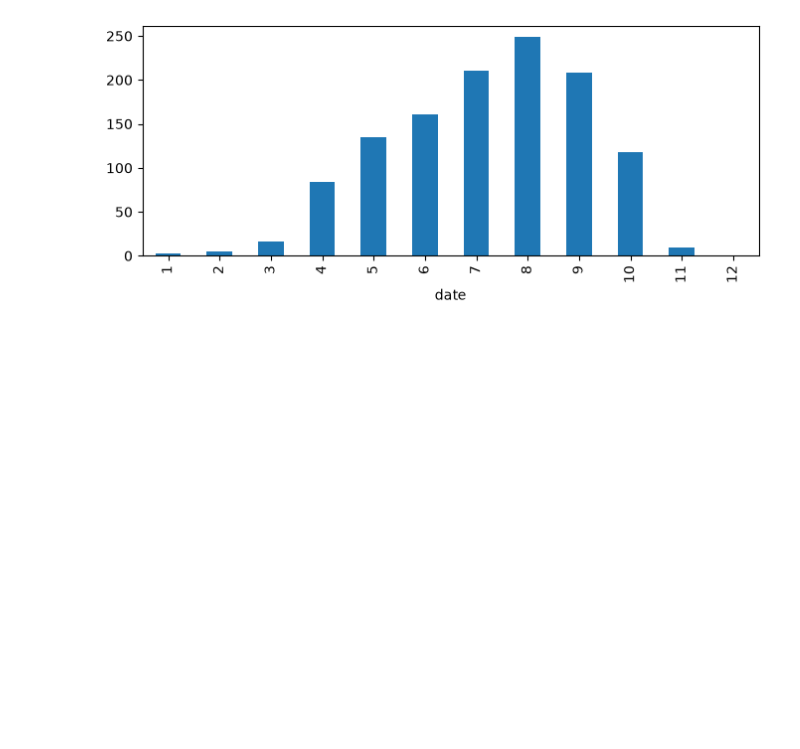
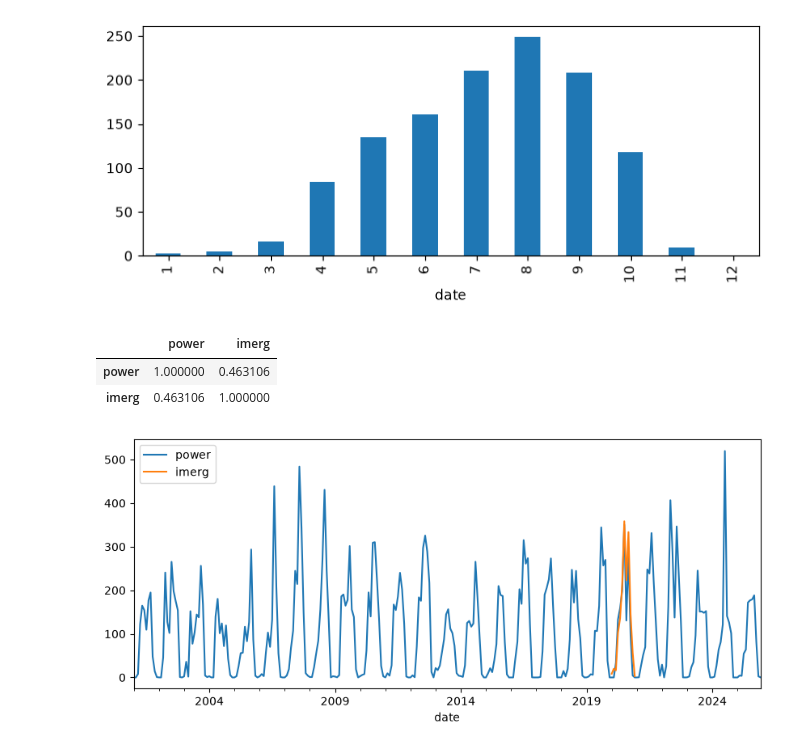
Before and after one commit to naheem3410/nasa-field-shift, a Jupyter notebook: notebooks/explore_soil.ipynb, the cells around one changed output. Cells and saved outputs as stored; diff of their text form; code cells hidden in the pictures; blank space fills up the shorter version.

Commit message:
nasa imerg data added

```diff
--- a/notebooks/explore_soil.ipynb
+++ b/notebooks/explore_soil.ipynb
@@ -260,3 +282,13 @@ rain.groupby(rain.index.month).mean().plot.bar(figsize=(8, 3))
 # %% [output]
 <Axes: xlabel='date'>
 [figure]
+# %%
+w = clim.power.series(lat, lon)
+both = w.set_index("date")["PRECTOTCORR"].to_frame("power").join(rain.set_index("date")["precipitation"].rename("imerg"))
+both.resample("MS").sum(min_count=28).plot(figsize=(10, 4))
+both.corr()
+# %% [output]
+|  | power | imerg |
+| power | 1.000000 | 0.463106 |
+| imerg | 0.463106 | 1.000000 |
+[figure, added]
```
Also changed, not shown: parts of 2 cells of this notebook, 11 other files.
